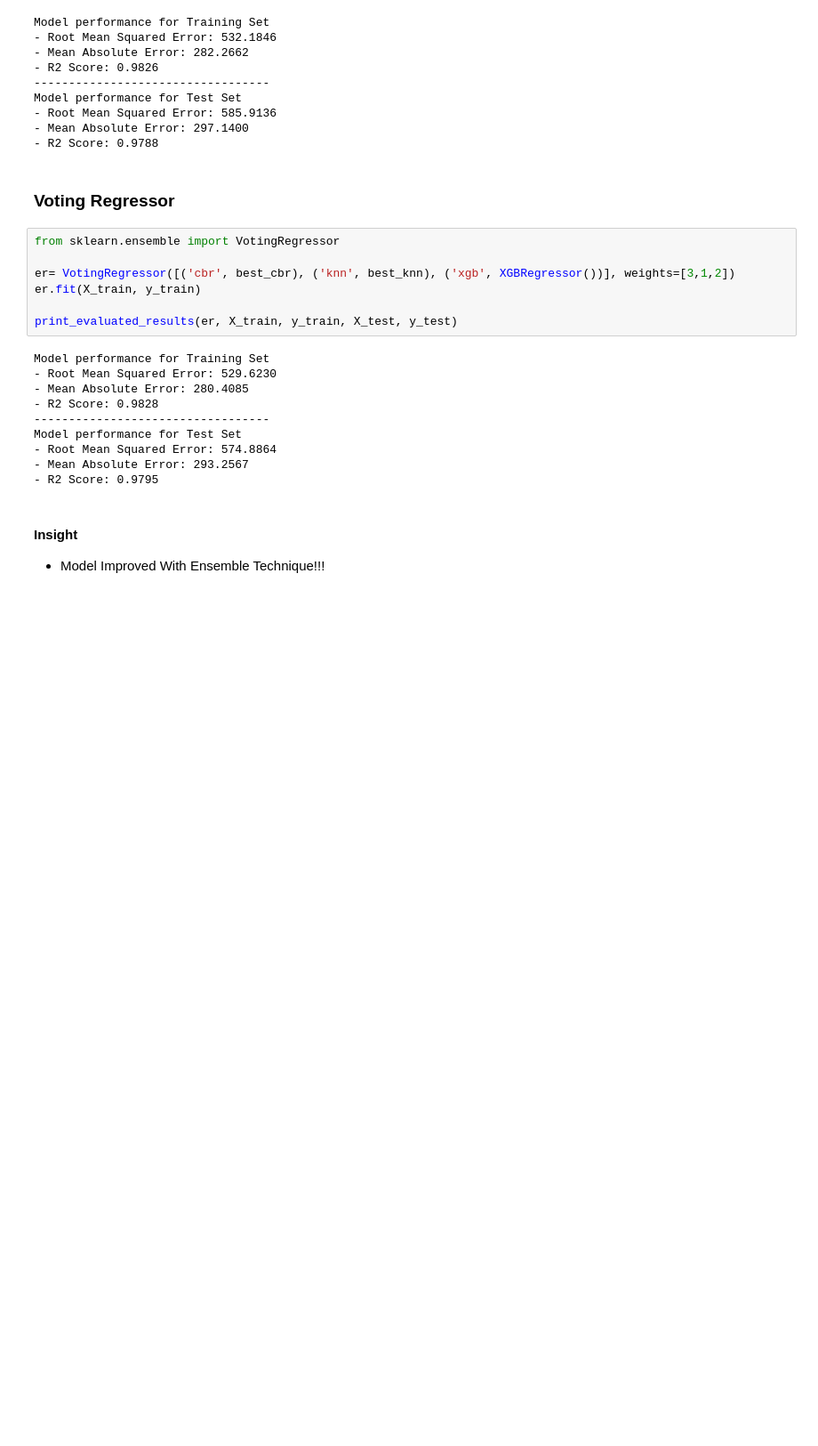
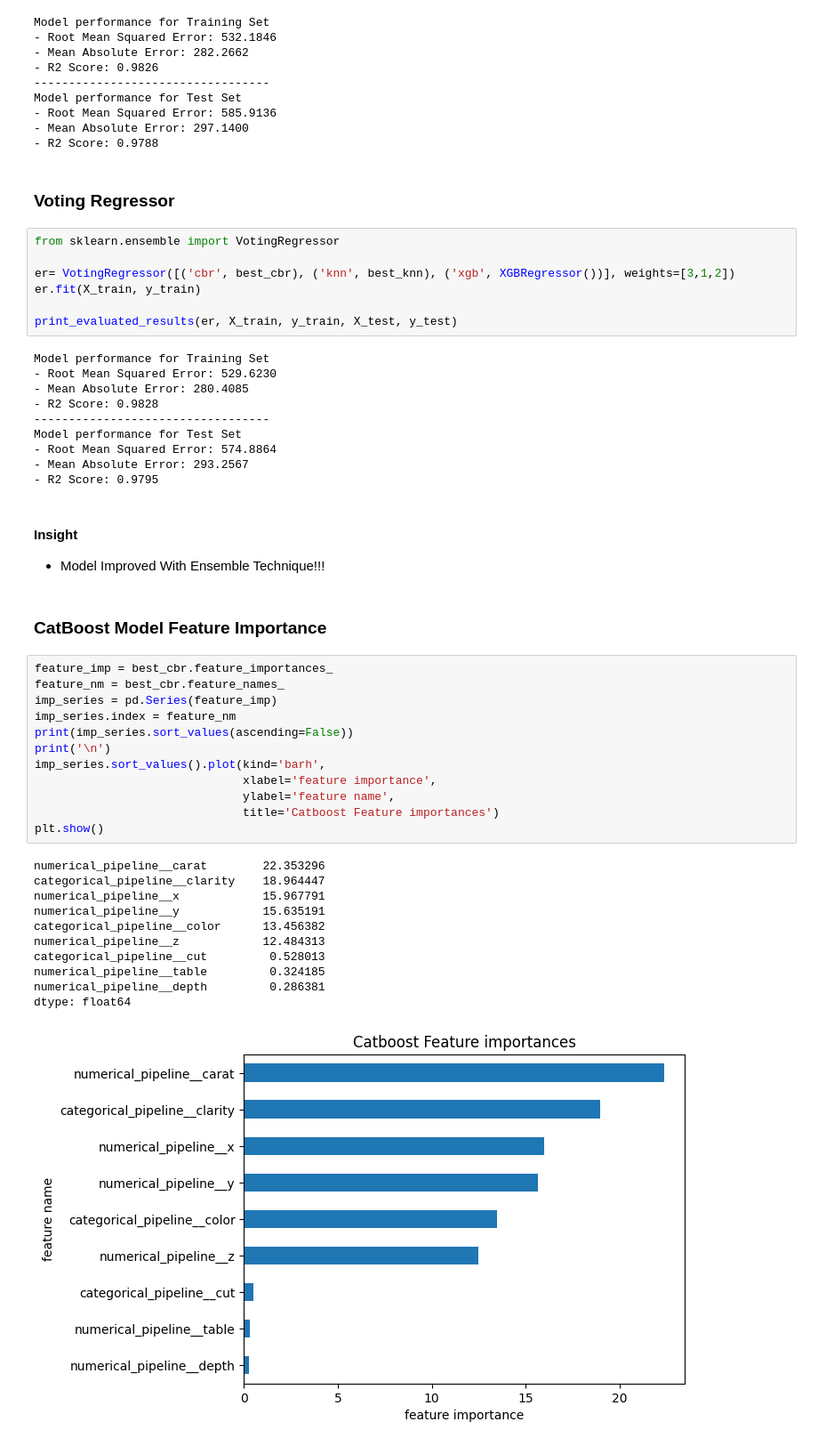
Before and after one commit to RomanRosa/gemstone_price_prediction, a Jupyter notebook: notebooks/2.-Model Training Gemstone Price.ipynb, the cells around one changed output. Shown: that part at 89% size. Saved outputs shown, nothing was run; the diff lists cells and outputs as text; blank space fills up the shorter version.

Commit message:
catboost model feature importance

```diff
--- a/notebooks/2.-Model Training Gemstone Price.ipynb
+++ b/notebooks/2.-Model Training Gemstone Price.ipynb
@@ -456,3 +456,29 @@ Model performance for Test Set
 # %% [markdown]
 #### Insight
 - Model Improved With Ensemble Technique!!!
+# %% [markdown]
+### **CatBoost Model Feature Importance**
+# %%
+feature_imp = best_cbr.feature_importances_
+feature_nm = best_cbr.feature_names_
+imp_series = pd.Series(feature_imp)
+imp_series.index = feature_nm
+print(imp_series.sort_values(ascending=False))
+print('\n')
+imp_series.sort_values().plot(kind='barh',
+                              xlabel='feature importance',
+                              ylabel='feature name',
+                              title='Catboost Feature importances')
+plt.show()
+# %% [output]
+numerical_pipeline__carat        22.353296
+categorical_pipeline__clarity    18.964447
+numerical_pipeline__x            15.967791
+numerical_pipeline__y            15.635191
+categorical_pipeline__color      13.456382
+numerical_pipeline__z            12.484313
+categorical_pipeline__cut         0.528013
+numerical_pipeline__table         0.324185
+numerical_pipeline__depth         0.286381
+dtype: float64
+[figure, added]
```
